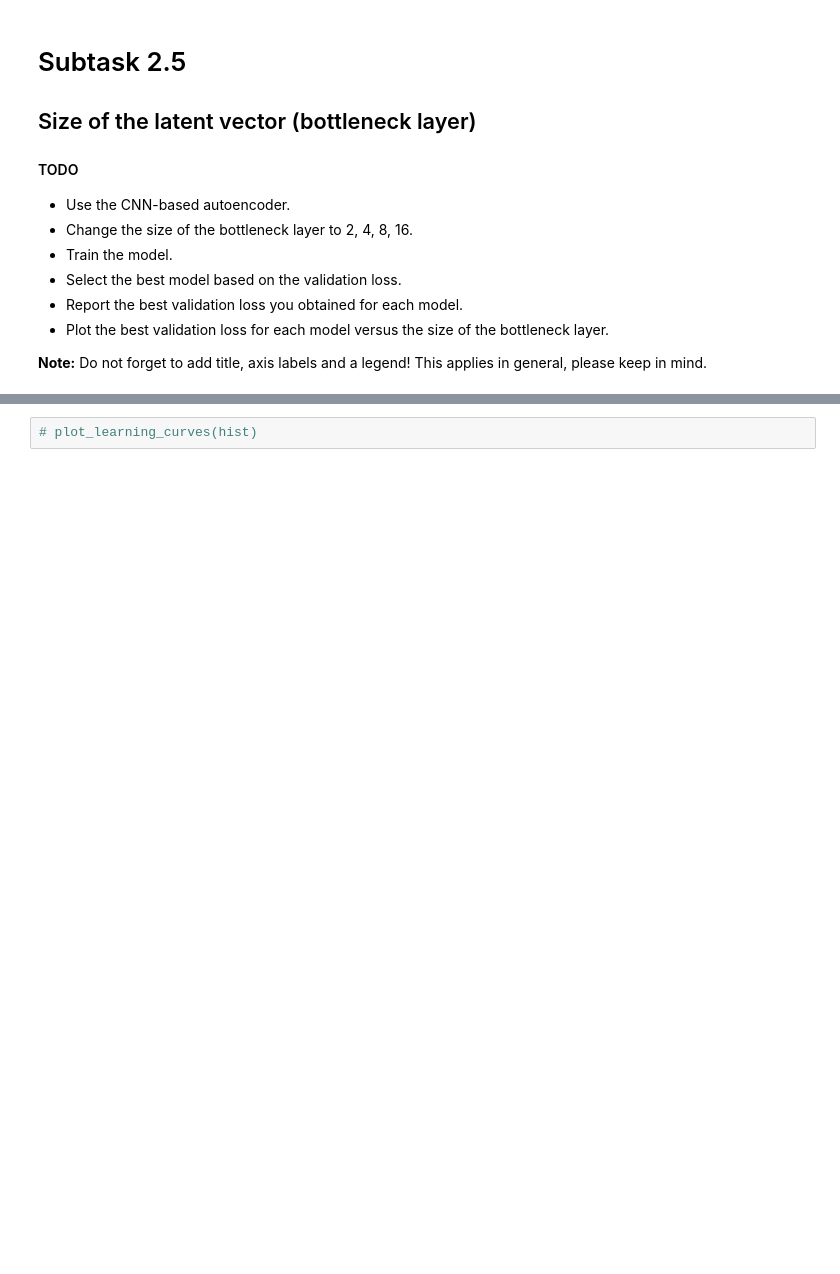
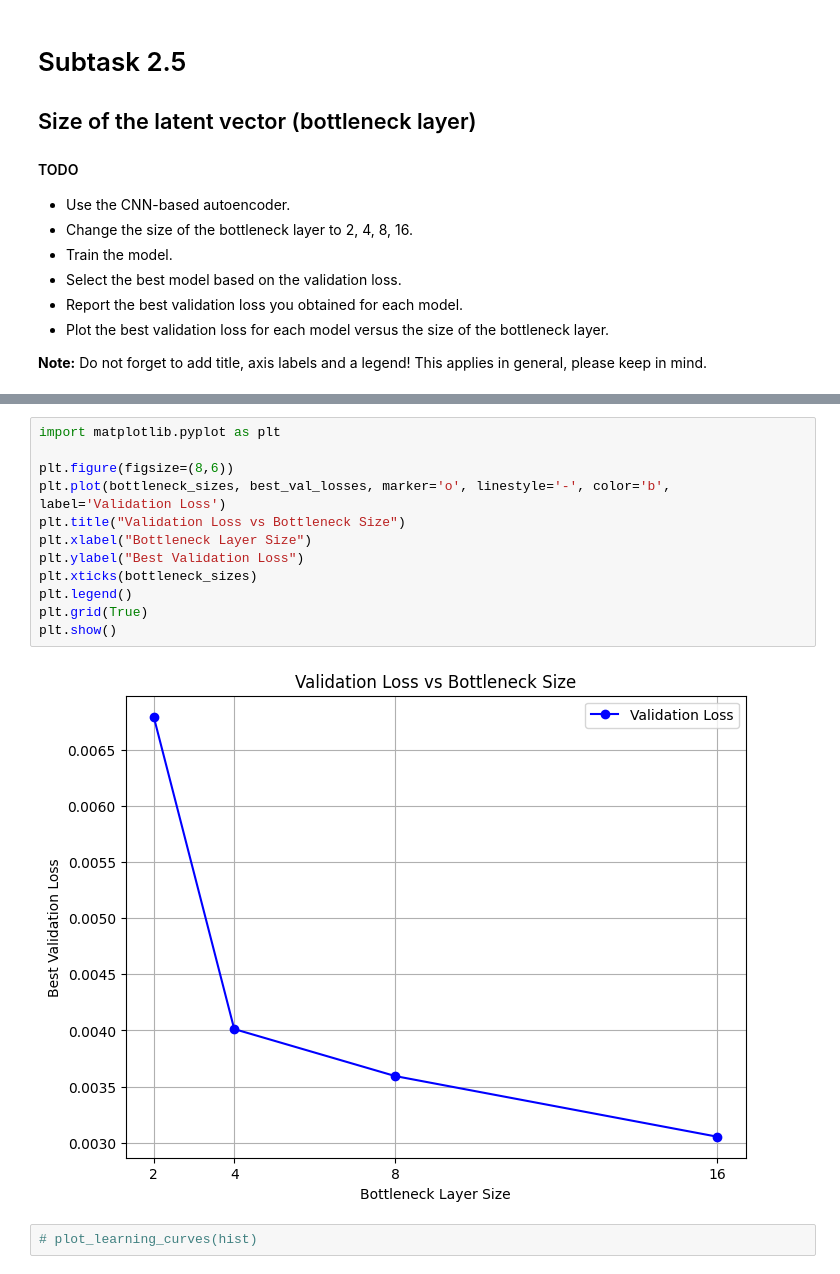
Before and after one commit to fehimecapar/DeepLearning, a Jupyter notebook: Task_04.ipynb, the cells around one changed output, grey strips where cells are left out. Saved outputs shown, nothing was run; the diff lists cells and outputs as text; blank space fills up the shorter version.

```diff
--- a/Task_04.ipynb
+++ b/Task_04.ipynb
@@ -314,3 +742,17 @@ This applies in general, please keep in mind.
+# %%
+import matplotlib.pyplot as plt
+
+plt.figure(figsize=(8,6))
+plt.plot(bottleneck_sizes, best_val_losses, marker='o', linestyle='-', color='b', label='Validation Loss')
+plt.title("Validation Loss vs Bottleneck Size")
+plt.xlabel("Bottleneck Layer Size")
+plt.ylabel("Best Validation Loss")
+plt.xticks(bottleneck_sizes)
+plt.legend()
+plt.grid(True)
+plt.show()
+# %% [output]
+[figure, added]
 # %%
 # plot_learning_curves(hist)
 # %% [markdown]
```
Also changed, not shown: parts of 56 cells of this notebook.
